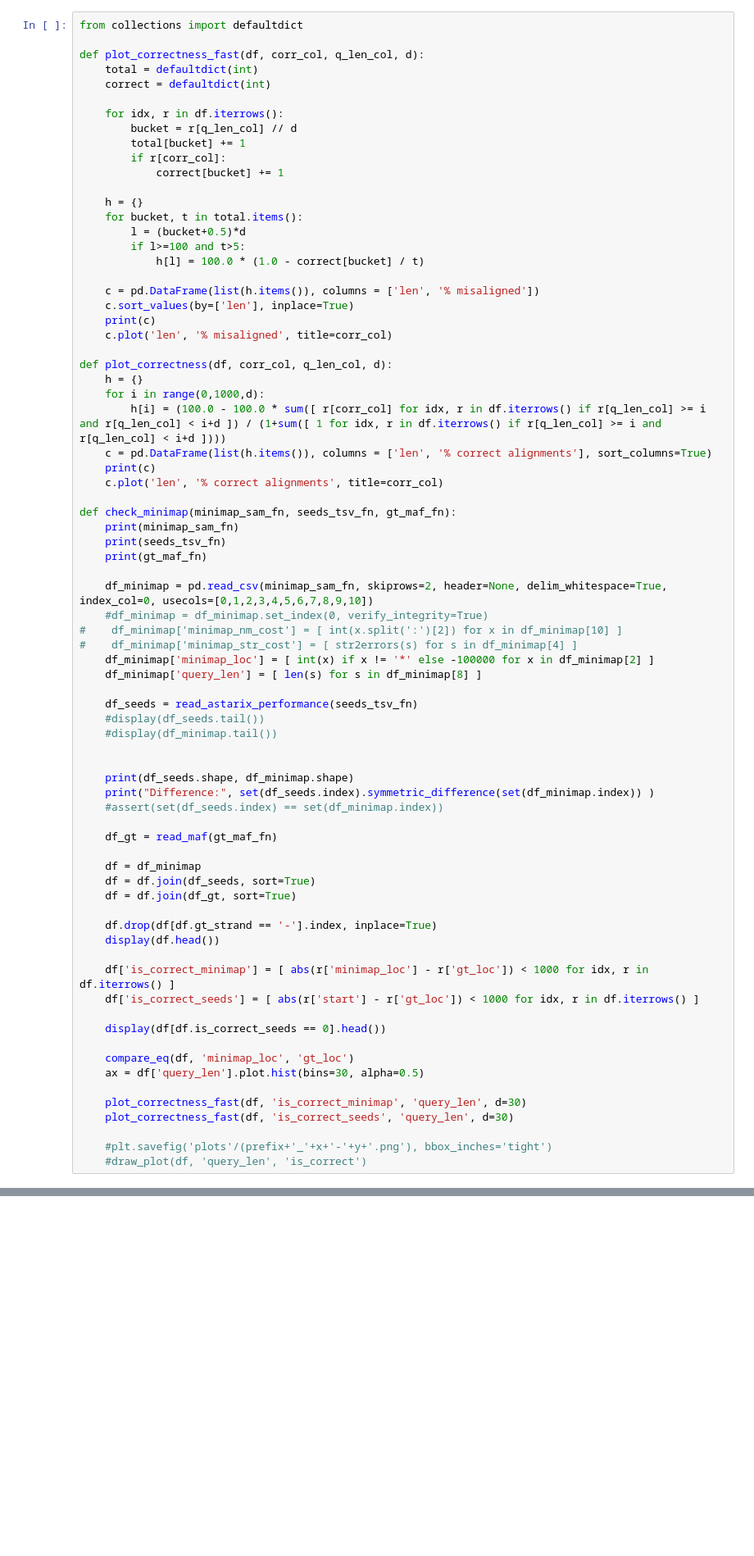
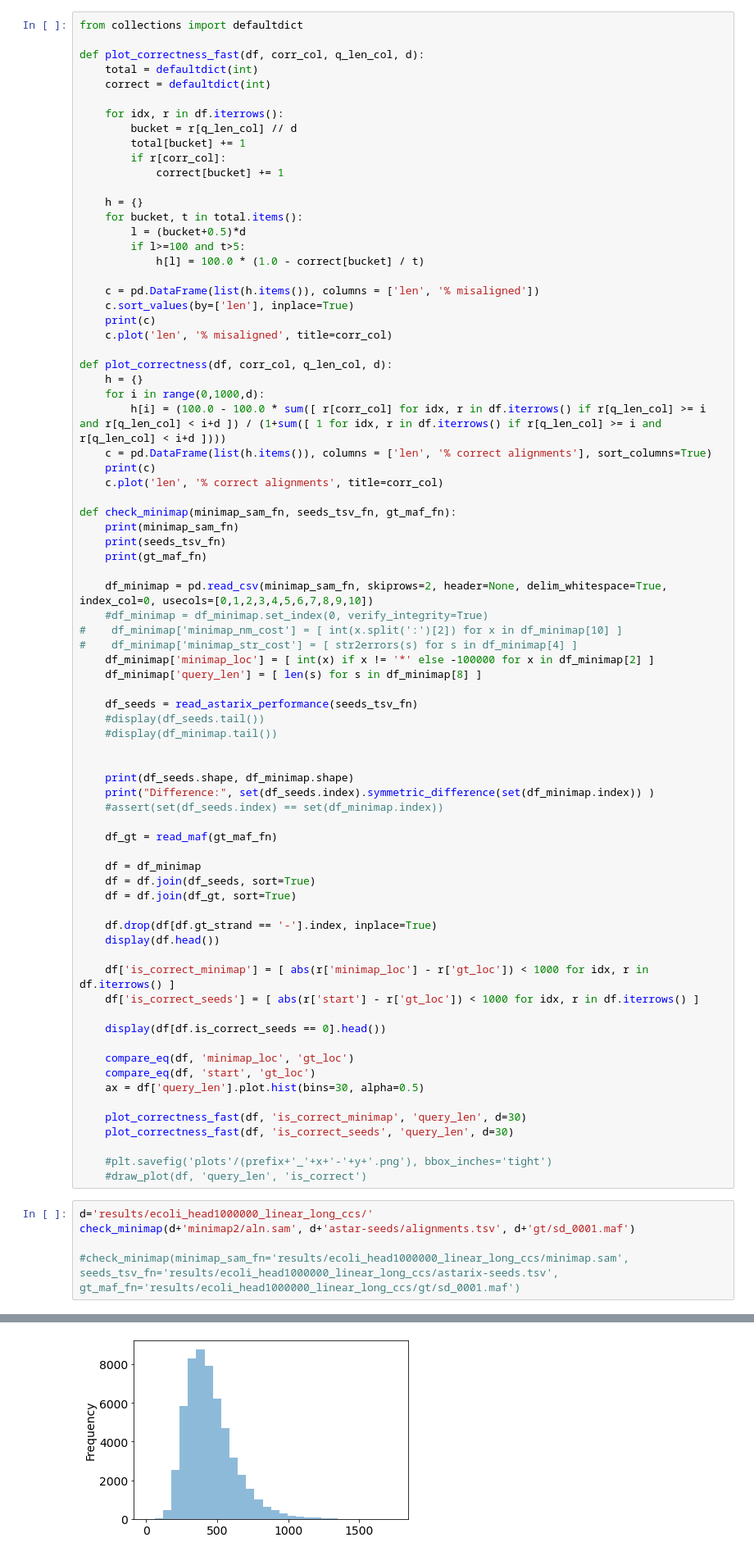
Before and after one commit to eth-sri/astarix, a Jupyter notebook: evals/cross_validation.ipynb, the cells around one changed output, grey strips where cells are left out. Shown at 82% size. Saved outputs shown, nothing was run; the diff lists cells and outputs as text; blank space fills up the shorter version.

```diff
--- a/evals/cross_validation.ipynb
+++ b/evals/cross_validation.ipynb
@@ -153,6 +153,7 @@ def check_minimap(minimap_sam_fn, seeds_tsv_fn, gt_maf_fn):
     display(df[df.is_correct_seeds == 0].head())
 
     compare_eq(df, 'minimap_loc', 'gt_loc')
+    compare_eq(df, 'start', 'gt_loc')
     ax = df['query_len'].plot.hist(bins=30, alpha=0.5)
 
     plot_correctness_fast(df, 'is_correct_minimap', 'query_len', d=30)
@@ -160,3 +161,9 @@ def check_minimap(minimap_sam_fn, seeds_tsv_fn, gt_maf_fn):
 
     #plt.savefig('plots'/(prefix+'_'+x+'-'+y+'.png'), bbox_inches='tight')
     #draw_plot(df, 'query_len', 'is_correct')
+# %%
+d='results/ecoli_head1000000_linear_long_ccs/'
+check_minimap(d+'minimap2/aln.sam', d+'astar-seeds/alignments.tsv', d+'gt/sd_0001.maf')
+
+#check_minimap(minimap_sam_fn='results/ecoli_head1000000_linear_long_ccs/minimap.sam', seeds_tsv_fn='results/ecoli_head1000000_linear_long_ccs/astarix-seeds.tsv', gt_maf_fn='results/ecoli_head1000000_linear_long_ccs/gt/sd_0001.maf')
+# %% [output]
@@ -162,0 +206 @@ def check_minimap(minimap_sam_fn, seeds_tsv_fn, gt_maf_fn):
+[figure, added]
```
Also changed, not shown: parts of 14 cells of this notebook, 9 other files.
